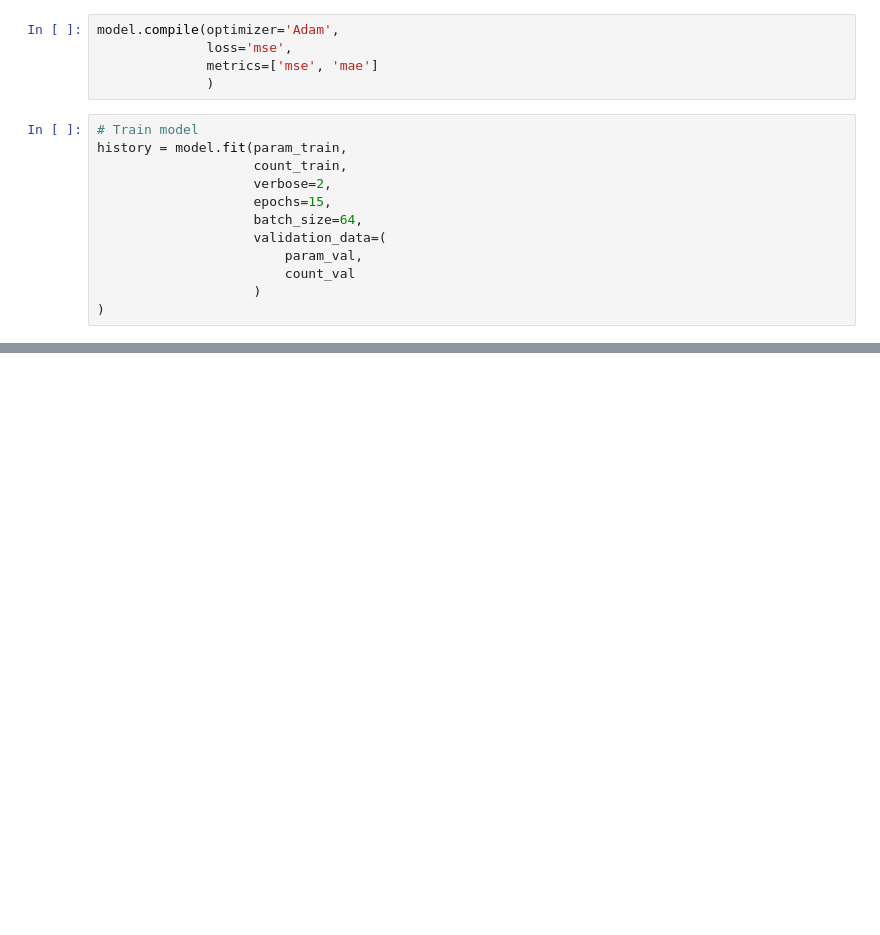
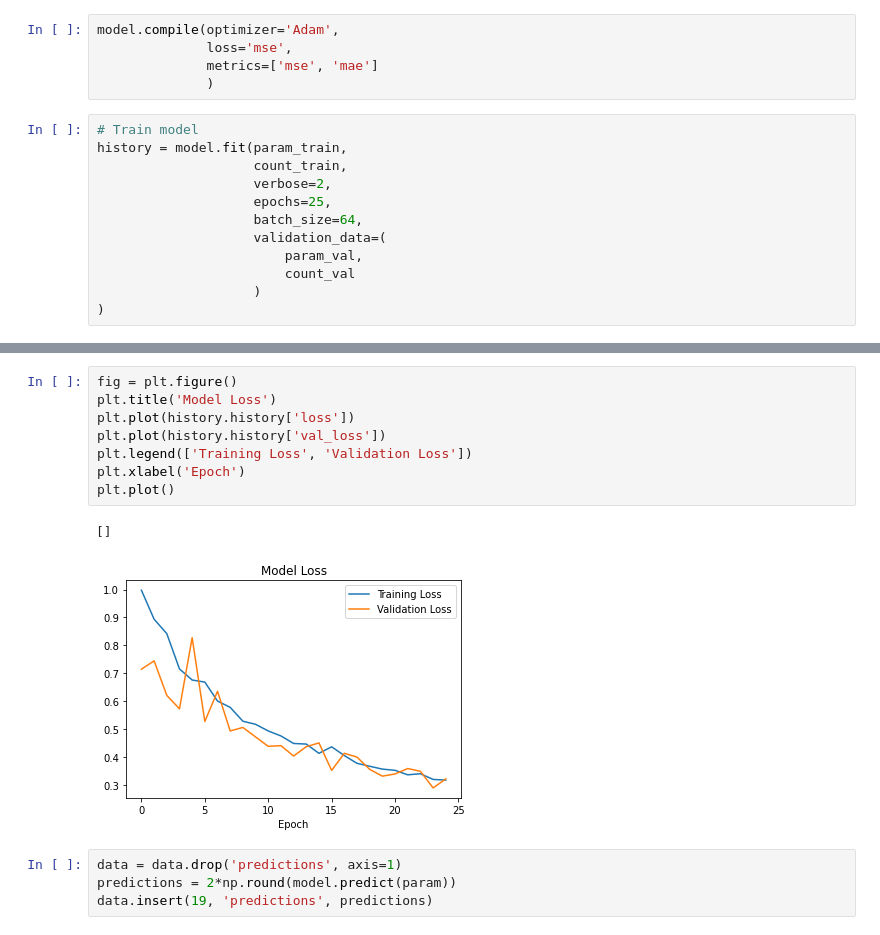
Before and after one commit to linus-md/REU, a Jupyter notebook: neural_count_regression.ipynb, the cells around one changed output, grey strips where cells are left out. Saved outputs shown, nothing was run; the diff lists cells and outputs as text; blank space fills up the shorter version.

```diff
--- a/neural_count_regression.ipynb
+++ b/neural_count_regression.ipynb
@@ -65,7 +65,7 @@ model.compile(optimizer='Adam',
 history = model.fit(param_train,
                     count_train,
                     verbose=2,
-                    epochs=15,
+                    epochs=25,
                     batch_size=64,
                     validation_data=(
                         param_val,
@@ -77,0 +93,15 @@ Epoch 1/15
+# %%
+fig = plt.figure()
+plt.title('Model Loss')
+plt.plot(history.history['loss'])
+plt.plot(history.history['val_loss'])
+plt.legend(['Training Loss', 'Validation Loss'])
+plt.xlabel('Epoch')
+plt.plot()
+# %% [output]
+[]
+[figure, added]
+# %%
+data = data.drop('predictions', axis=1)
+predictions = 2*np.round(model.predict(param))
+data.insert(19, 'predictions', predictions)
```
Also changed, not shown: parts of 5 cells of this notebook, 1 other file.
